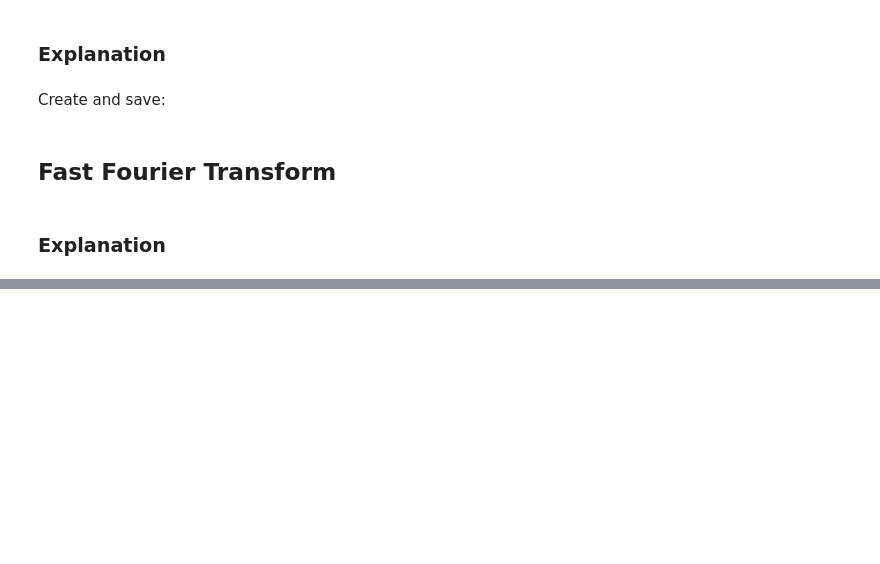
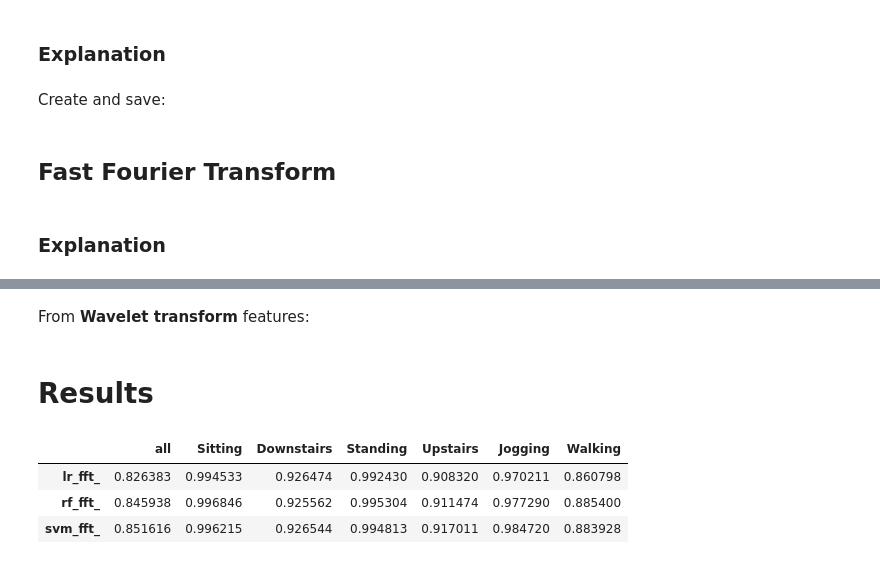
Before and after one commit to Intelligent-Systems-Phystech/2019-Project-8, a Jupyter notebook: code/Basic_code.ipynb, the cells around one changed output, grey strips where cells are left out. Drawn from its saved outputs; the diff is of its cells as text; code cells hidden in the pictures; blank space fills up the shorter version.

```diff
--- a/code/Basic_code.ipynb
+++ b/code/Basic_code.ipynb
@@ -255,0 +426,4 @@ df_ssa_wisdm.to_csv("../data/features/ssa_wisdm.csv", index=False)
+# %%
+scores_wisdm['lr_ssa_' + str(n)] = get_score(df_ssa_wisdm, lr_pipeline, parameters_lr)
+scores_wisdm['svm_ssa_' + str(n)] = get_score(df_ssa_wisdm, svc_pipeline, parameters_svm)
+scores_wisdm['rf_ssa_' + str(n)] = get_score(df_ssa_wisdm, rfc, parameters_rf)
@@ -255,0 +434,23 @@ df_ssa_wisdm.to_csv("../data/features/ssa_wisdm.csv", index=False)
+# %%
+scores_wisdm['lr_fft_'] = get_score(df_fft_wisdm, lr_pipeline, parameters_lr)
+scores_wisdm['svm_fft_'] = get_score(df_fft_wisdm, svc_pipeline, parameters_svm)
+scores_wisdm['rf_fft_'] = get_score(df_fft_wisdm, rfc, parameters_rf)
+# %% [markdown]
+From **Wavelet transform** features:
+# %%
+scores_wisdm['lr_wvt_'] = get_score(df_wvt_wisdm, lr_pipeline, parameters_lr)
+scores_wisdm['svm_wvt_'] = get_score(df_wvt_wisdm, svc_pipeline, parameters_svm)
+scores_wisdm['rf_wvt_'] = get_score(df_wvt_wisdm, rfc, parameters_rf)
+# %% [markdown]
+# Results
+# %%
+results_wisdm = pd.DataFrame.from_dict(scores_wisdm, orient='index').sort_index()
+results_wisdm.columns = ['all'] + list(set(data_wisdm['activity']))
+results_wisdm.to_csv("./results/results_wisdm_norm.csv")
+# %%
+results_wisdm
+# %% [output]
+|  | all | Sitting | Downstairs | Standing | Upstairs | Jogging | Walking |
+| lr_fft_ | 0.826383 | 0.994533 | 0.926474 | 0.992430 | 0.908320 | 0.970211 | 0.860798 |
+| rf_fft_ | 0.845938 | 0.996846 | 0.925562 | 0.995304 | 0.911474 | 0.977290 | 0.885400 |
+| svm_fft_ | 0.851616 | 0.996215 | 0.926544 | 0.994813 | 0.917011 | 0.984720 | 0.883928 |
```
Also changed, not shown: parts of 29 cells of this notebook.
